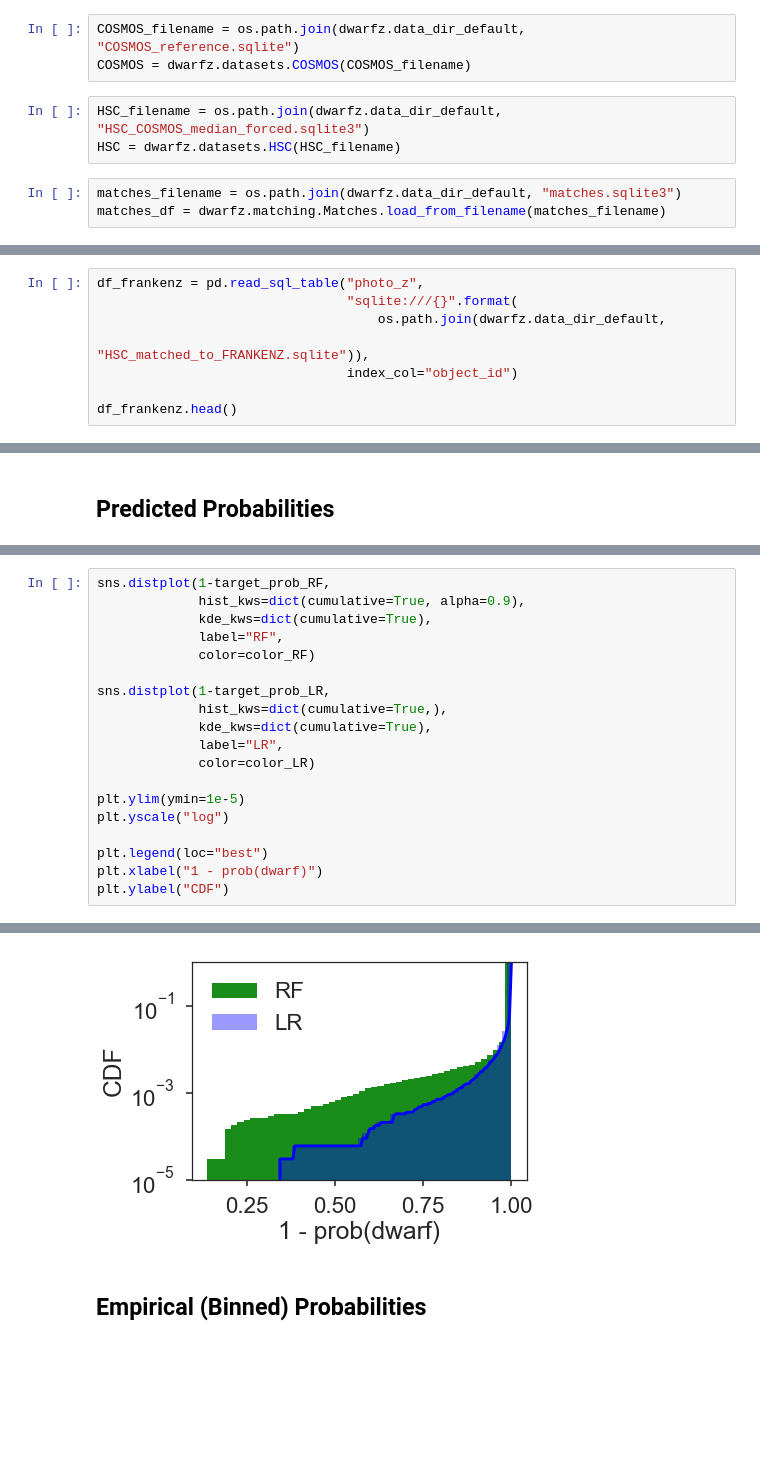
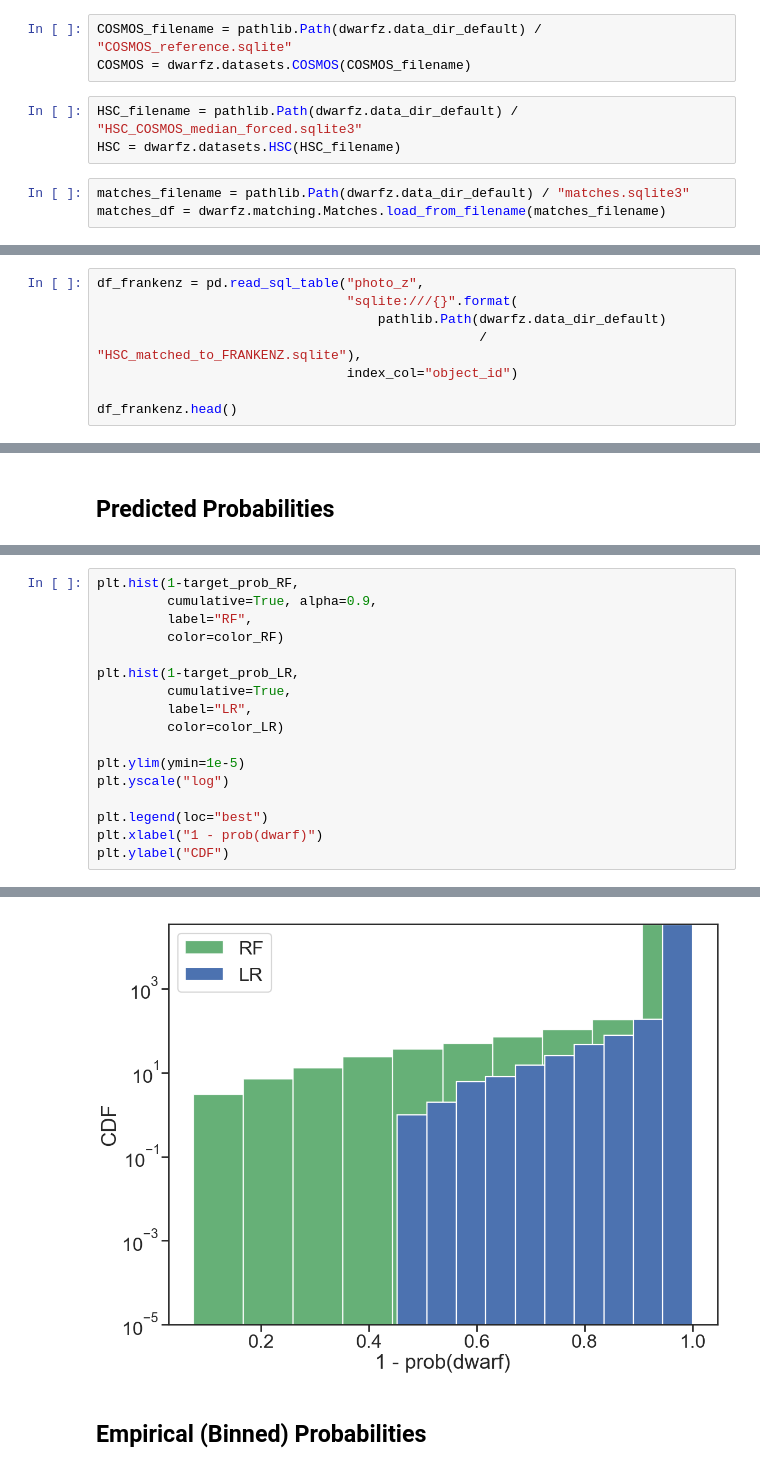
Before and after one commit to yluo54301/dwarf_photo-z, a Jupyter notebook: dwarfz/catalog_only_classifier/classifier_comparison.ipynb, the cells around one changed output, grey strips where cells are left out. Drawn from its saved outputs; the diff is of its cells as text; blank space fills up the shorter version.

```diff
--- a/dwarfz/catalog_only_classifier/classifier_comparison.ipynb
+++ b/dwarfz/catalog_only_classifier/classifier_comparison.ipynb
@@ -40,11 +48,11 @@ from scipy.special import expit
 # %%
-COSMOS_filename = os.path.join(dwarfz.data_dir_default, "COSMOS_reference.sqlite")
+COSMOS_filename = pathlib.Path(dwarfz.data_dir_default) / "COSMOS_reference.sqlite"
 COSMOS = dwarfz.datasets.COSMOS(COSMOS_filename)
 # %%
-HSC_filename = os.path.join(dwarfz.data_dir_default, "HSC_COSMOS_median_forced.sqlite3")
+HSC_filename = pathlib.Path(dwarfz.data_dir_default) / "HSC_COSMOS_median_forced.sqlite3"
 HSC = dwarfz.datasets.HSC(HSC_filename)
 # %%
-matches_filename = os.path.join(dwarfz.data_dir_default, "matches.sqlite3")
+matches_filename = pathlib.Path(dwarfz.data_dir_default) / "matches.sqlite3"
 matches_df = dwarfz.matching.Matches.load_from_filename(matches_filename)
 # %%
 combined = matches_df[matches_df.match].copy()
@@ -86,8 +94,8 @@ combined = combined[mask]
 # %%
 df_frankenz = pd.read_sql_table("photo_z",
                                 "sqlite:///{}".format(
-                                    os.path.join(dwarfz.data_dir_default,
-                                                 "HSC_matched_to_FRANKENZ.sqlite")),
+                                    pathlib.Path(dwarfz.data_dir_default)
+                                                 / "HSC_matched_to_FRANKENZ.sqlite"),
                                 index_col="object_id")
 
 df_frankenz.head()
@@ -496,15 +504,13 @@ plt.legend(loc="best")
 # %%
-sns.distplot(1-target_prob_RF,
-             hist_kws=dict(cumulative=True, alpha=0.9),
-             kde_kws=dict(cumulative=True),
-             label="RF",
-             color=color_RF)
+plt.hist(1-target_prob_RF,
+         cumulative=True, alpha=0.9,
+         label="RF",
+         color=color_RF)
 
-sns.distplot(1-target_prob_LR,
-             hist_kws=dict(cumulative=True,),
-             kde_kws=dict(cumulative=True),
-             label="LR",
-             color=color_LR)
+plt.hist(1-target_prob_LR,
+         cumulative=True,
+         label="LR",
+         color=color_LR)
 
 plt.ylim(ymin=1e-5)
 plt.yscale("log")
@@ -519,4 +525,4 @@ plt.ylabel("CDF")
-[figure, old version]
+[figure, new version]
 # %% [markdown]
 ## Empirical (Binned) Probabilities
 # %%
```
Also changed, not shown: parts of 30 cells of this notebook, 2 other files.
